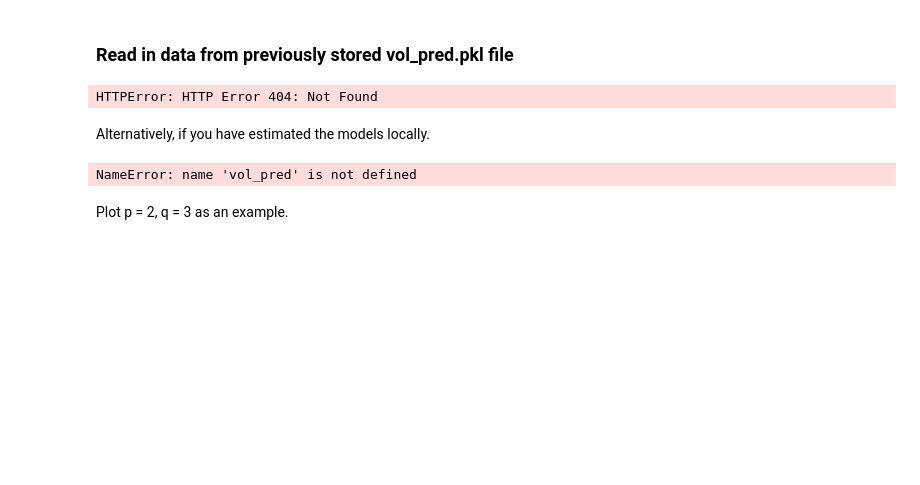
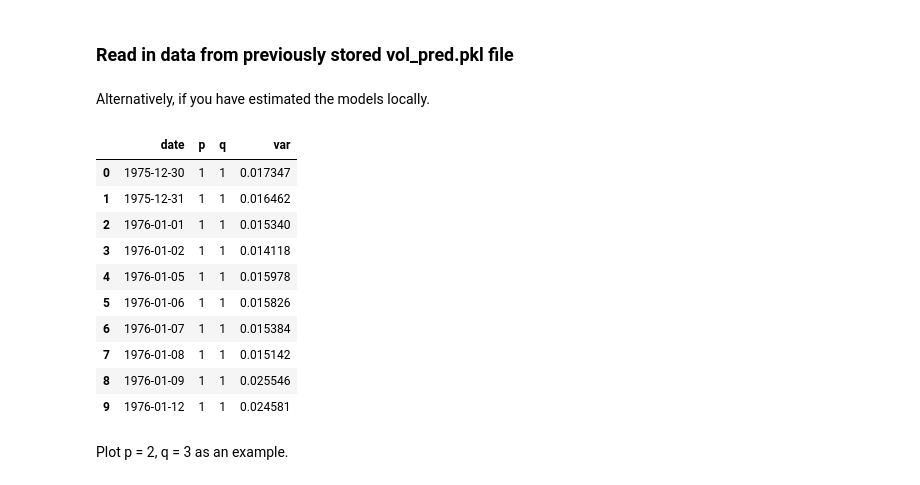
Before and after one commit to fintechsteve/modeling-volatility, a Jupyter notebook: Part_05b_Creating_GARCH_Model.ipynb, the cells around one changed output. Drawn from its saved outputs; the diff is of its cells as text; code cells hidden in the pictures; blank space fills up the shorter version.

```diff
--- a/Part_05b_Creating_GARCH_Model.ipynb
+++ b/Part_05b_Creating_GARCH_Model.ipynb
@@ -28,12 +28,14 @@ import matplotlib.pyplot as plt
 import bisect
 from scipy import stats
 import seaborn as sns
+# %%
+with open('./returns.pkl', 'rb') as f:
+  returns = pickle.load(f)
+  f.close()
 # %% [markdown]
 ### Read in data from previously stored vol_pred.pkl file
 # %%
-vol_pred = cp.load(urllib.request.urlopen('https://github.com/fintechsteve/data/blob/master/vol_pred.pkl?raw=true'))
+df_vol_pred = cp.load(urllib.request.urlopen('https://github.com/fintechsteve/modeling-volatility/blob/master/vol_pred.pkl?raw=true'))
-# %% [output]
-HTTPError: HTTP Error 404: Not Found
 # %% [markdown]
 Alternatively, if you have estimated the models locally.
 # %%
@@ -42,8 +44,18 @@ with open('./vol_pred.pkl', 'rb') as f:
     f.close()
 # %%
-vol_pred.head(10)
+df_vol_pred.head(10)
 # %% [output]
-NameError: name 'vol_pred' is not defined
+|  | date | p | q | var |
+| 0 | 1975-12-30 | 1 | 1 | 0.017347 |
+| 1 | 1975-12-31 | 1 | 1 | 0.016462 |
+| 2 | 1976-01-01 | 1 | 1 | 0.015340 |
+| 3 | 1976-01-02 | 1 | 1 | 0.014118 |
+| 4 | 1976-01-05 | 1 | 1 | 0.015978 |
+| 5 | 1976-01-06 | 1 | 1 | 0.015826 |
+| 6 | 1976-01-07 | 1 | 1 | 0.015384 |
+| 7 | 1976-01-08 | 1 | 1 | 0.015142 |
+| 8 | 1976-01-09 | 1 | 1 | 0.025546 |
+| 9 | 1976-01-12 | 1 | 1 | 0.024581 |
 # %% [markdown]
 Plot p = 2, q = 3 as an example.
 # %%
```
Also changed, not shown: parts of 21 cells of this notebook, 1 other file.
